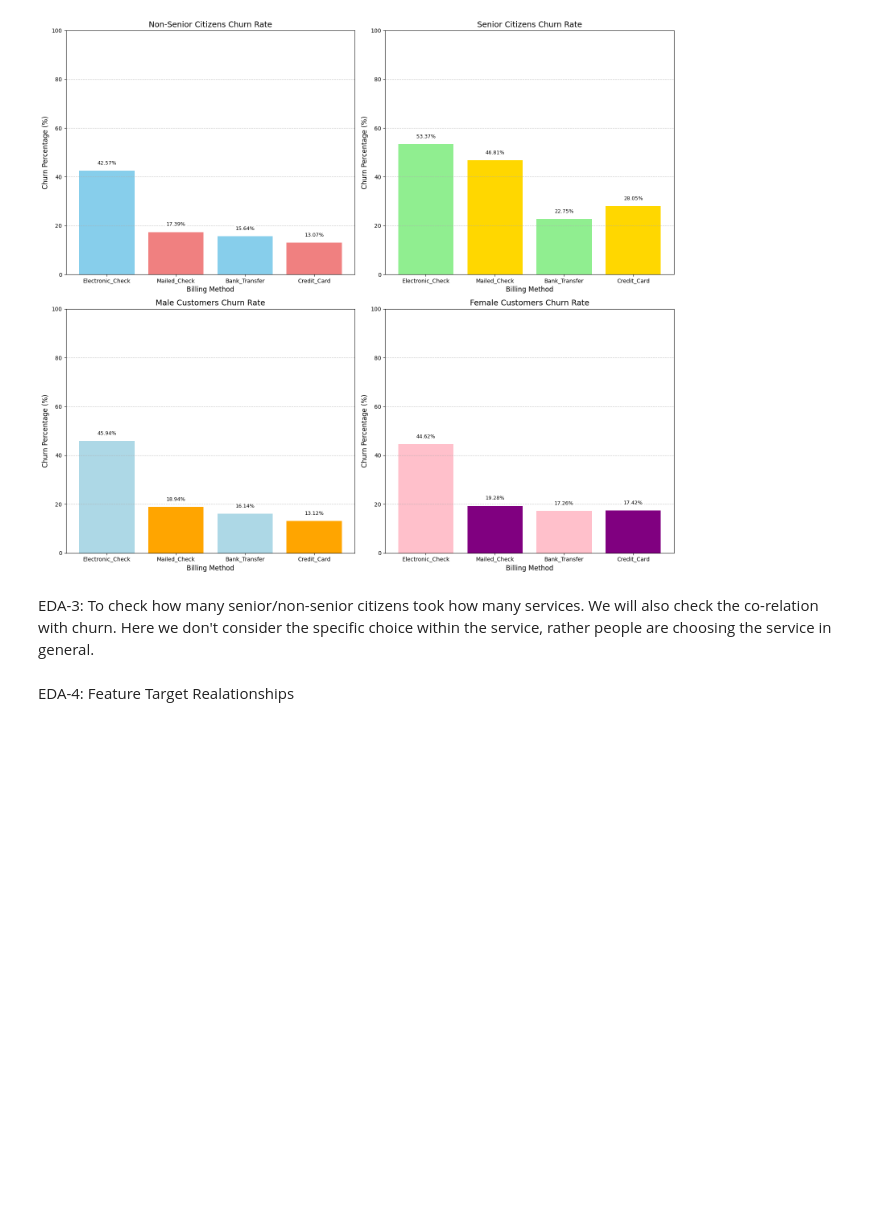
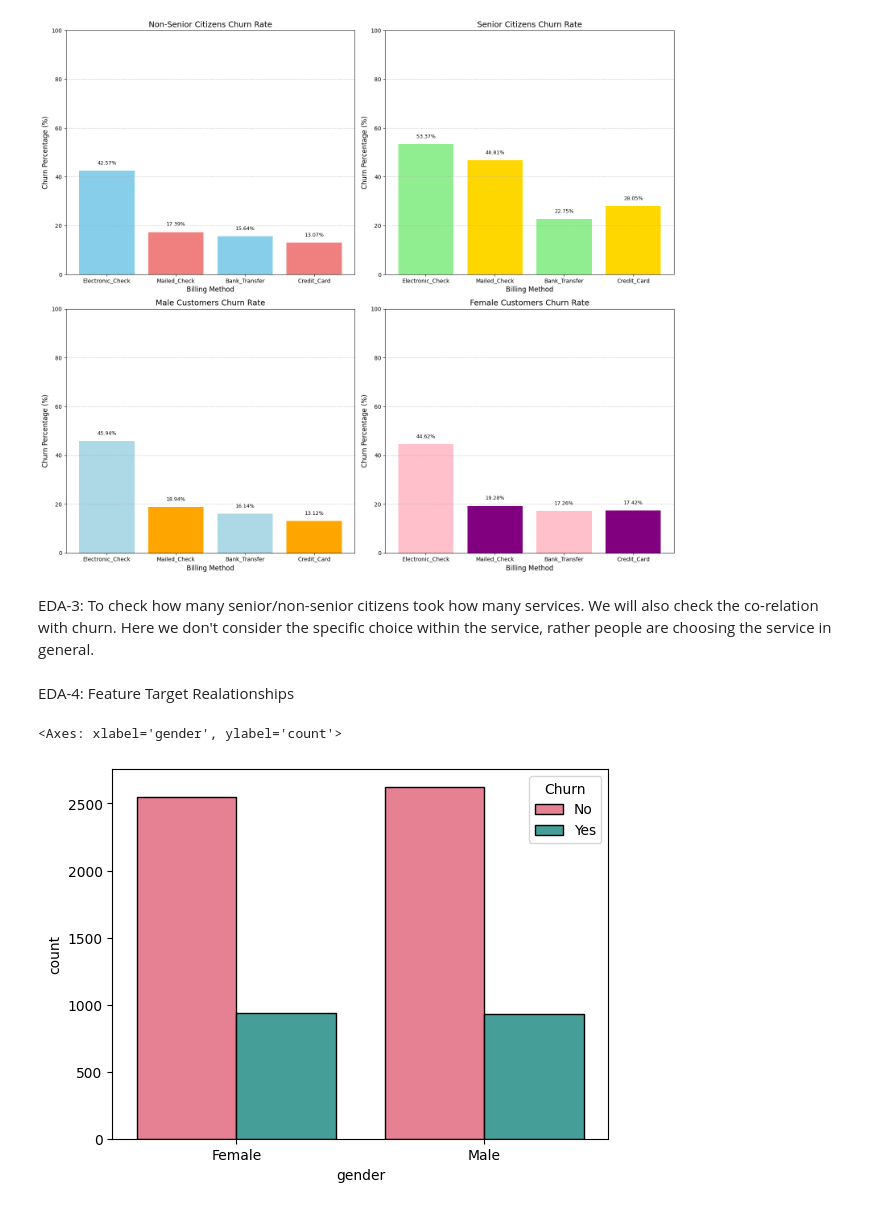
Before and after one commit to AyushmanRaha/Customer-Churn-Prediction, a Jupyter notebook: Churn_Prediction_Project.ipynb, the cells around one changed output. Cells and saved outputs as stored; diff of their text form; code cells hidden in the pictures; blank space fills up the shorter version.

```diff
--- a/Churn_Prediction_Project.ipynb
+++ b/Churn_Prediction_Project.ipynb
@@ -1287,3 +1287,8 @@ Seniority Level: Non Senior
 EDA-3: To check how many senior/non-senior citizens took how many services. We will also check the co-relation with churn. Here we don't consider the specific choice within the service, rather people are choosing the service in general.
 # %% [markdown]
 EDA-4: Feature Target Realationships
+# %%
+sns.countplot(data=df, x='gender', hue='Churn', palette='husl', edgecolor='black', linewidth=1, hue_order=['No', 'Yes'])
+# %% [output]
+<Axes: xlabel='gender', ylabel='count'>
+[figure, added]
```
Also changed, not shown: parts of 5 cells of this notebook.
